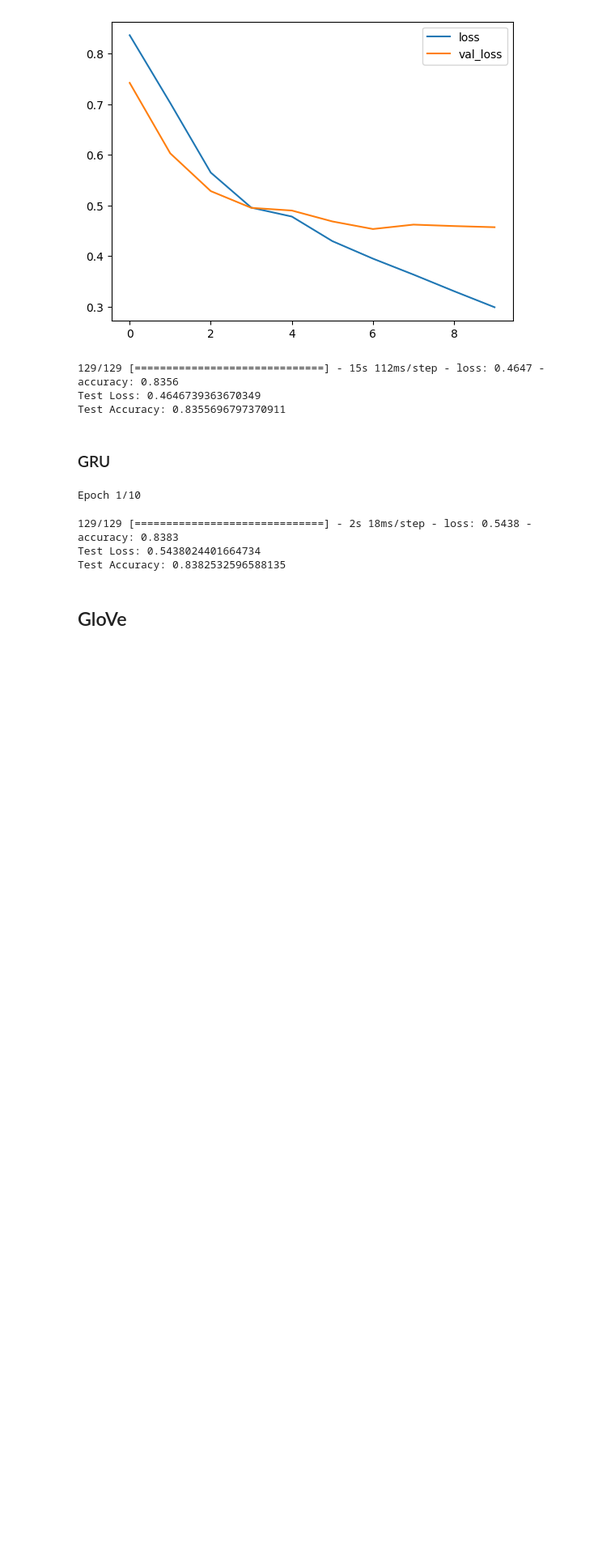
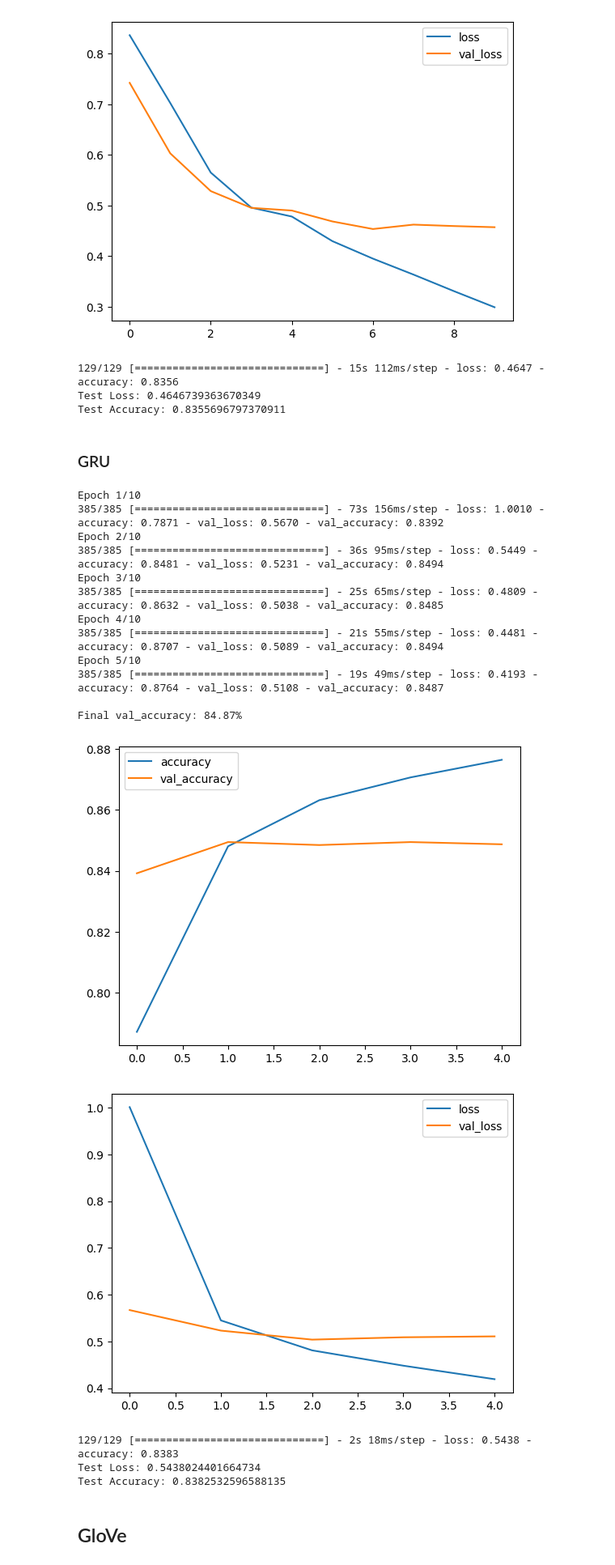
Before and after one commit to dsabljic/UUI-NLP-u-ugostiteljstvu, a Jupyter notebook: SentimentAnalysis.ipynb, the cells around one changed output. Shown: that part at 81% size. Saved outputs shown, nothing was run; the diff lists cells and outputs as text; code cells hidden in the pictures; blank space fills up the shorter version.

```diff
--- a/SentimentAnalysis.ipynb
+++ b/SentimentAnalysis.ipynb
@@ -329,23 +329,36 @@ Test Accuracy: 0.8355696797370911
 # %%
 l1_reg = tf.keras.regularizers.l1(0.005)
 
-gru_model6 = tf.keras.models.Sequential([
+gru_model = tf.keras.models.Sequential([
     encoder,
     tf.keras.layers.Embedding(len(encoder.get_vocabulary()), 50, mask_zero = True),
     tf.keras.layers.Bidirectional(tf.keras.layers.GRU(32)),
     # tf.keras.layers.GRU(32),
     tf.keras.layers.Dense(32, activation='relu', kernel_regularizer=l1_reg),
     tf.keras.layers.Dropout(0.4),
     tf.keras.layers.Dense(3, activation='softmax', kernel_regularizer=l1_reg)])
 
-gru_model6.compile(optimizer=Adam(learning_rate=1e-3), loss='sparse_categorical_crossentropy', metrics=['accuracy'])
+gru_model.compile(optimizer=Adam(learning_rate=1e-3), loss='sparse_categorical_crossentropy', metrics=['accuracy'])
 
-history = gru_model6.fit(train_ds, epochs=10, validation_data=val_ds, callbacks=[tf.keras.callbacks.EarlyStopping(patience=3, monitor="val_accuracy")])
+history = gru_model.fit(train_ds, epochs=10, validation_data=val_ds, callbacks=[tf.keras.callbacks.EarlyStopping(patience=3, monitor="val_accuracy")])
 print(f"\nFinal val_accuracy: {history.history['val_accuracy'][-1]:.2%}\n")
 
 plot_metrics(history)
 # %% [output]
 Epoch 1/10
+385/385 [==============================] - 73s 156ms/step - loss: 1.0010 - accuracy: 0.7871 - val_loss: 0.5670 - val_accuracy: 0.8392
+Epoch 2/10
+385/385 [==============================] - 36s 95ms/step - loss: 0.5449 - accuracy: 0.8481 - val_loss: 0.5231 - val_accuracy: 0.8494
+Epoch 3/10
+385/385 [==============================] - 25s 65ms/step - loss: 0.4809 - accuracy: 0.8632 - val_loss: 0.5038 - val_accuracy: 0.8485
+Epoch 4/10
+385/385 [==============================] - 21s 55ms/step - loss: 0.4481 - accuracy: 0.8707 - val_loss: 0.5089 - val_accuracy: 0.8494
+Epoch 5/10
+385/385 [==============================] - 19s 49ms/step - loss: 0.4193 - accuracy: 0.8764 - val_loss: 0.5108 - val_accuracy: 0.8487
+
+Final val_accuracy: 84.87%
+[figure, added]
+[figure, added]
 # %%
 test_loss, test_acc = gru_model.evaluate(test_ds)
 
```
Also changed, not shown: parts of 8 cells of this notebook.
